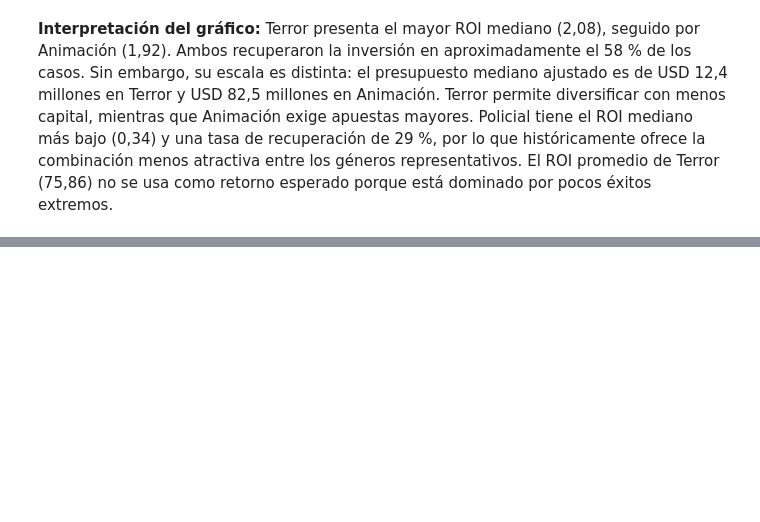
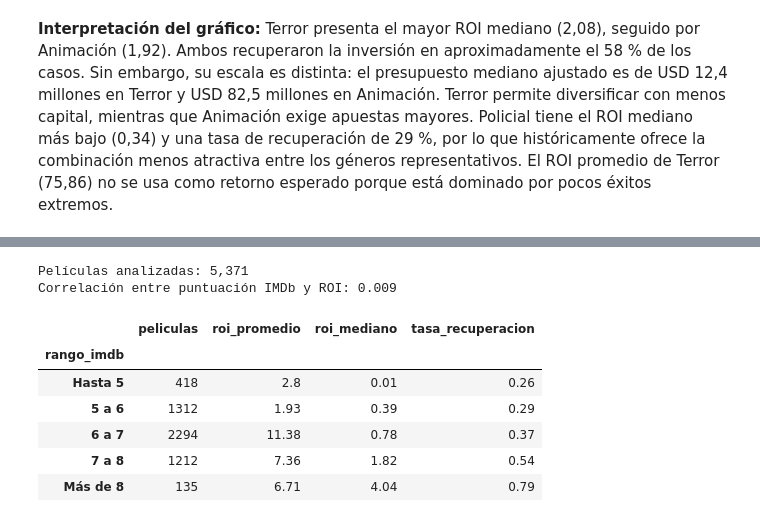
Before and after one commit to alvareezvicente-code/Vicente-Alvarez-programacion-analitica-2, a Jupyter notebook: notebooks/analisis.ipynb, the cells around one changed output, grey strips where cells are left out. Drawn from its saved outputs; the diff is of its cells as text; code cells hidden in the pictures; blank space fills up the shorter version.

```diff
--- a/notebooks/analisis.ipynb
+++ b/notebooks/analisis.ipynb
@@ -1424,0 +1429,34 @@ plt.show()
+# %%
+datos_imdb = peliculas_financieras.dropna(subset=["puntaje_imdb", "roi"]).copy()
+correlacion_imdb_roi = datos_imdb["puntaje_imdb"].corr(datos_imdb["roi"])
+
+print(f"Películas analizadas: {len(datos_imdb):,}")
+print(f"Correlación entre puntuación IMDb y ROI: {correlacion_imdb_roi:.3f}")
+# %% [output]
+Películas analizadas: 5,371
+Correlación entre puntuación IMDb y ROI: 0.009
+# %%
+datos_imdb["rango_imdb"] = pd.cut(
+    datos_imdb["puntaje_imdb"],
+    bins=[0, 5, 6, 7, 8, 10],
+    labels=["Hasta 5", "5 a 6", "6 a 7", "7 a 8", "Más de 8"],
+)
+
+retorno_por_imdb = (
+    datos_imdb.groupby("rango_imdb", observed=True)
+    .agg(
+        peliculas=("id_pelicula", "size"),
+        roi_promedio=("roi", "mean"),
+        roi_mediano=("roi", "median"),
+        tasa_recuperacion=("recupero_inversion", "mean"),
+    )
+)
+retorno_por_imdb.round(2)
+# %% [output]
+|  | peliculas | roi_promedio | roi_mediano | tasa_recuperacion |
+| rango_imdb |  |  |  |  |
+| Hasta 5 | 418 | 2.8 | 0.01 | 0.26 |
+| 5 a 6 | 1312 | 1.93 | 0.39 | 0.29 |
+| 6 a 7 | 2294 | 11.38 | 0.78 | 0.37 |
+| 7 a 8 | 1212 | 7.36 | 1.82 | 0.54 |
+| Más de 8 | 135 | 6.71 | 4.04 | 0.79 |
```
Also changed, not shown: parts of 3 cells of this notebook.
